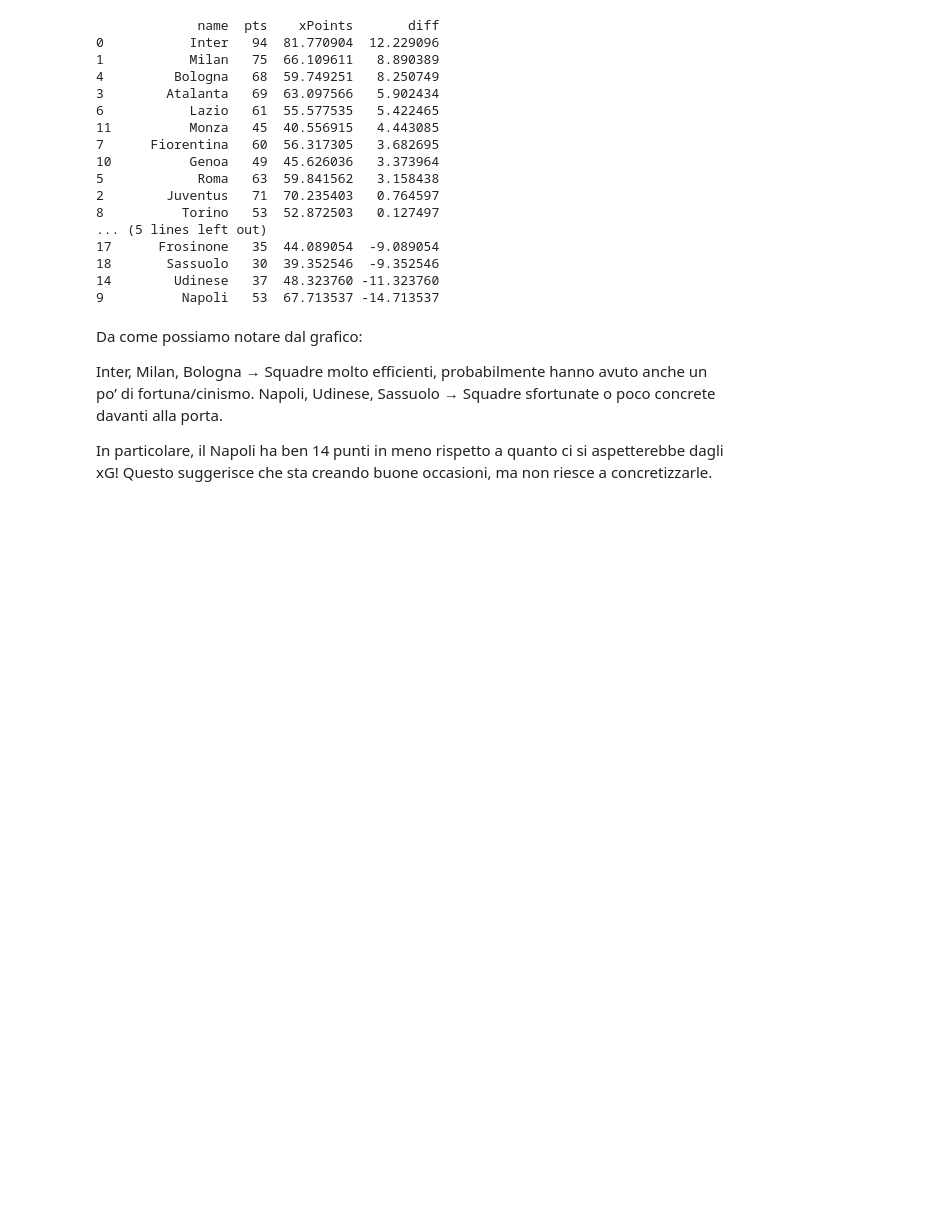
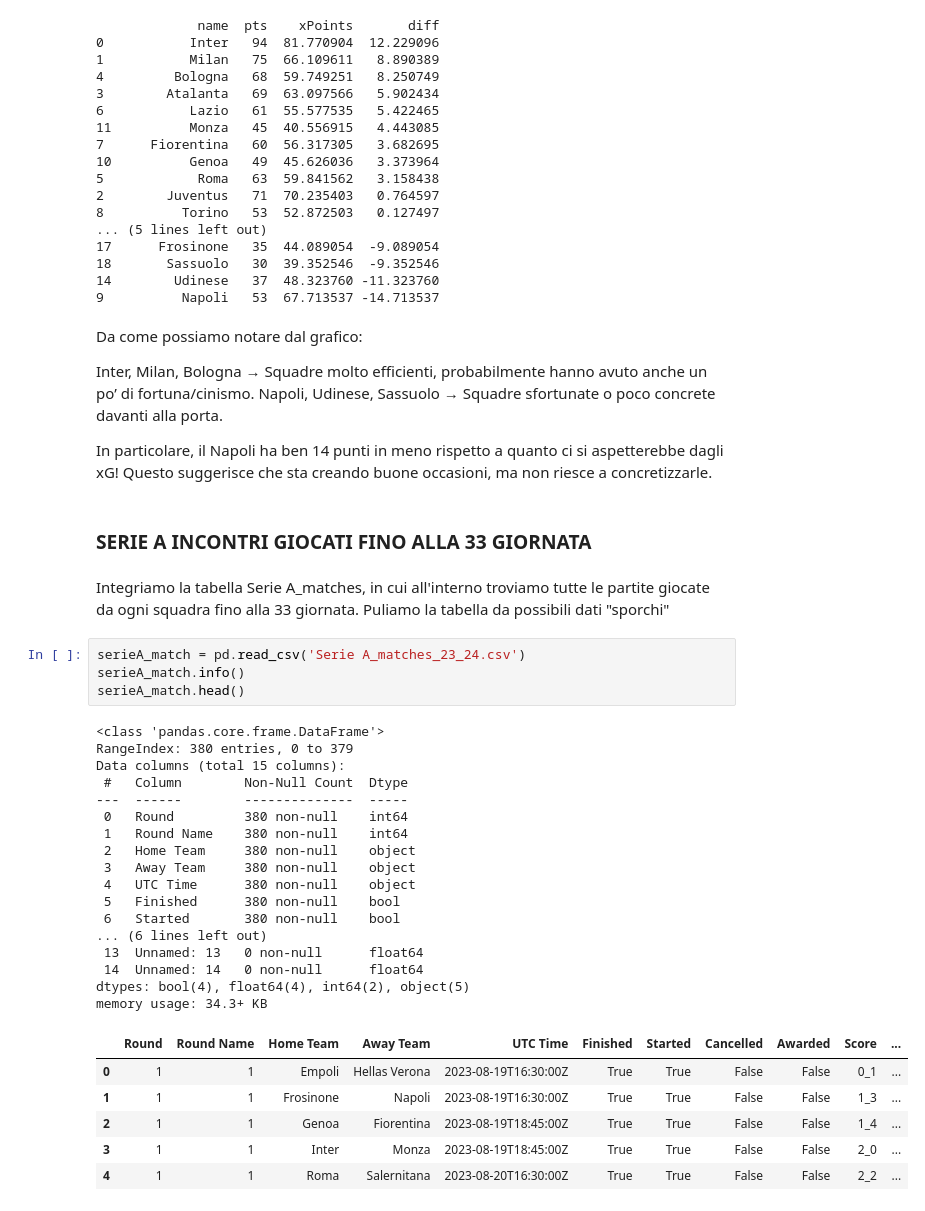
Before and after one commit to DavideJohn/IDS, a Jupyter notebook: laboratori/serieA23-24/SerieA23-24.ipynb, the cells around one changed output. Saved outputs shown, nothing was run; the diff lists cells and outputs as text; blank space fills up the shorter version.

Commit message:
aggiunto da serie a incontri giocati fino alla 33 giornata

```diff
--- a/laboratori/serieA23-24/SerieA23-24.ipynb
+++ b/laboratori/serieA23-24/SerieA23-24.ipynb
@@ -307,3 +307,36 @@ Inter, Milan, Bologna → Squadre molto efficienti, probabilmente hanno avuto an
 Napoli, Udinese, Sassuolo → Squadre sfortunate o poco concrete davanti alla porta.
 
 In particolare, il Napoli ha ben 14 punti in meno rispetto a quanto ci si aspetterebbe dagli xG! Questo suggerisce che sta creando buone occasioni, ma non riesce a concretizzarle.
+# %% [markdown]
+### SERIE A INCONTRI GIOCATI FINO ALLA 33 GIORNATA
+# %% [markdown]
+Integriamo la tabella Serie A_matches, in cui all'interno troviamo tutte le partite giocate da ogni squadra fino alla 33 giornata.
+Puliamo la tabella da possibili dati "sporchi"
+# %%
+serieA_match = pd.read_csv('Serie A_matches_23_24.csv')
+serieA_match.info()
+serieA_match.head()
+# %% [output]
+<class 'pandas.core.frame.DataFrame'>
+RangeIndex: 380 entries, 0 to 379
+Data columns (total 15 columns):
+ #   Column        Non-Null Count  Dtype
+---  ------        --------------  -----
+ 0   Round         380 non-null    int64
+ 1   Round Name    380 non-null    int64
+ 2   Home Team     380 non-null    object
+ 3   Away Team     380 non-null    object
+ 4   UTC Time      380 non-null    object
+ 5   Finished      380 non-null    bool
+ 6   Started       380 non-null    bool
+... (6 lines left out)
+ 13  Unnamed: 13   0 non-null      float64
+ 14  Unnamed: 14   0 non-null      float64
+dtypes: bool(4), float64(4), int64(2), object(5)
+memory usage: 34.3+ KB
+|  | Round | Round Name | Home Team | Away Team | UTC Time | Finished | Started | Cancelled | Awarded | Score | ... |
+| 0 | 1 | 1 | Empoli | Hellas Verona | 2023-08-19T16:30:00Z | True | True | False | False | 0_1 | ... |
+| 1 | 1 | 1 | Frosinone | Napoli | 2023-08-19T16:30:00Z | True | True | False | False | 1_3 | ... |
+| 2 | 1 | 1 | Genoa | Fiorentina | 2023-08-19T18:45:00Z | True | True | False | False | 1_4 | ... |
+| 3 | 1 | 1 | Inter | Monza | 2023-08-19T18:45:00Z | True | True | False | False | 2_0 | ... |
+| 4 | 1 | 1 | Roma | Salernitana | 2023-08-20T16:30:00Z | True | True | False | False | 2_2 | ... |
```
Also changed, not shown: parts of 2 cells of this notebook.
